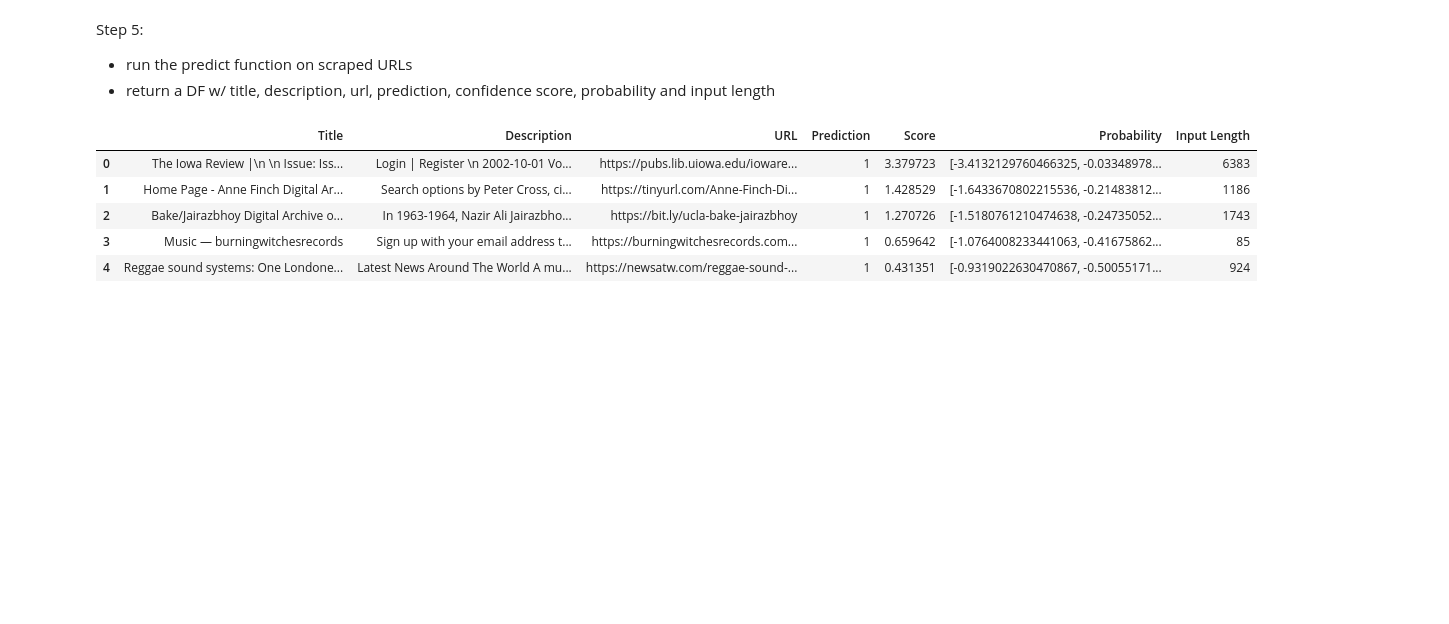
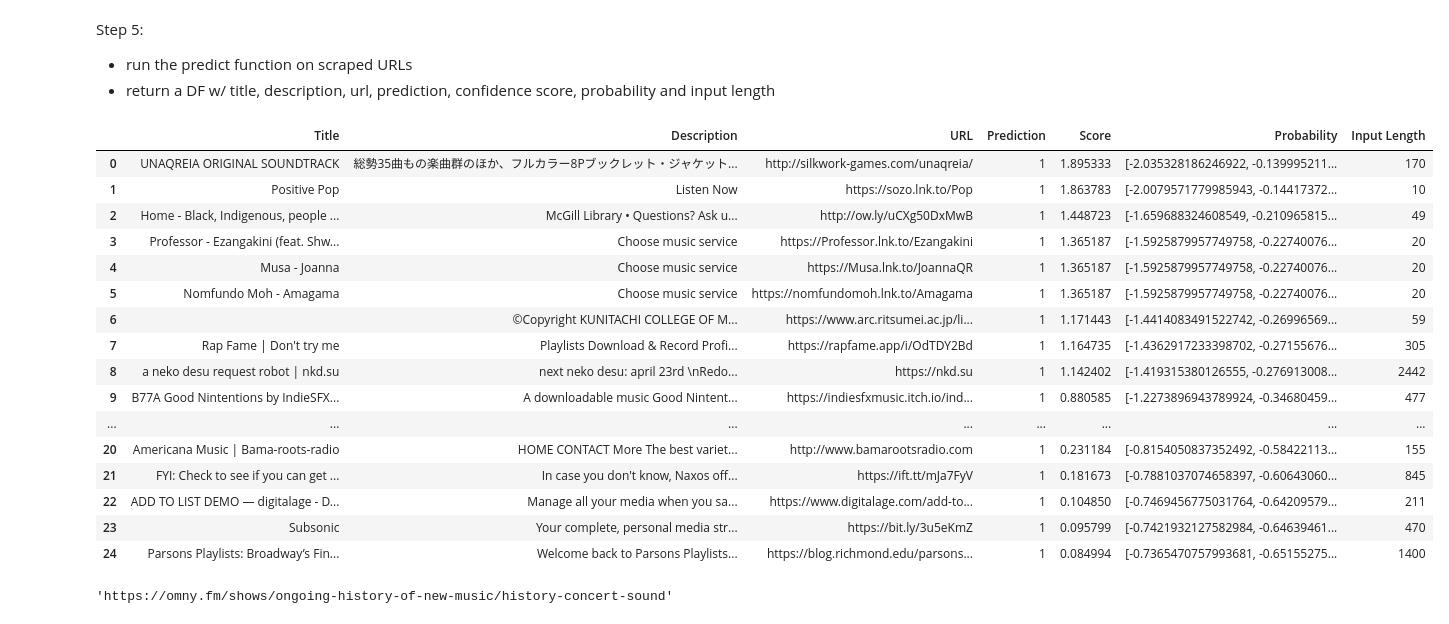
Before and after one commit to polifonia-project/musow-pipeline, a Jupyter notebook: NOTEBOOKS/LogReg_Twitter.ipynb, the cells around one changed output. Drawn from its saved outputs; the diff is of its cells as text; code cells hidden in the pictures; blank space fills up the shorter version.

```diff
--- a/NOTEBOOKS/LogReg_Twitter.ipynb
+++ b/NOTEBOOKS/LogReg_Twitter.ipynb
@@ -161,6 +163,7 @@ tweet_predict_cv = lr_model_predict_cv(twitter_set, 'tweet', 'Target', 2, 'preci
 tweet_predict_cv_df = tweet_predict_cv.copy()
 tweet_predict_cv_df = tweet_predict_cv_df.loc[tweet_predict_cv_df['Prediction'] == 1]
 tweet_predict_cv_df = tweet_predict_cv_df[~tweet_predict_cv_df.url.str.contains('|'.join(discard))]
+tweet_predict_cv_df = tweet_predict_cv_df.drop_duplicates(subset=['tweet'])
 tweet_predict_cv_df = tweet_predict_cv_df.sort_values(by='Score', ascending=False).reset_index(drop=True)
 tweet_predict_cv_df = tweet_predict_cv_df[['tweet', 'Prediction', 'Score', 'Probability', 'Input Length', 'url']]
 tweet_predict_cv_df
@@ -181,8 +184,7 @@ tweet_predict_cv_df
 # %%
 #optional filter by kw
-substring = 'music'
-mask = tweet_predict_cv_df.applymap(lambda x: substring in x.lower() if isinstance(x,str) else False).to_numpy()
-tweet_predict_cv_df_kw = tweet_predict_cv_df.loc[mask]
+tweet_predict_cv_df_kw = tweet_predict_cv_df[tweet_predict_cv_df['tweet'].str.contains('music')]
+tweet_predict_cv_df_kw = tweet_predict_cv_df_kw.drop_duplicates(subset=['tweet'])
 tweet_predict_cv_df_kw = tweet_predict_cv_df_kw.reset_index(drop=True)
 tweet_predict_cv_df_kw
 # %% [output]
@@ -259,8 +253,8 @@ Step 4:
 - return a new table that can be used to predict relevance of URLs
 # %%
 #URLs to list
-twitter_link_list_cv = [link for link in tweet_predict_cv_df['url'] if 'twitter' not in link]
-twitter_link_list = [link for link in tweet_predict_df['url'] if 'twitter' not in link]
+twitter_link_list_cv = [link for link in tweet_predict_cv_df_kw['url'] if 'twitter' not in link]
+twitter_link_list = [link for link in tweet_predict_df_kw['url'] if 'twitter' not in link]
 # %%
 #scrape URL list
 links_to_add_cv = scrape_links(twitter_link_list_cv)
@@ -275,18 +269,34 @@ Step 5:
 - return a DF w/ title, description, url, prediction, confidence score, probability and input length
 # %%
 #run with LogRegCV
-twitter_preds_cv = lr_model_predict_cv(new_training_set, 'Description', 'Target', 10, 'f1', links_to_add_cv, 'Description', 'extended_even_model_cv_twitter', '/Users/laurentfintoni/Desktop/University/COURSE DOCS/THESIS/Internship/musow-pipeline/')
+twitter_preds_cv = lr_model_predict_cv(training_set_even_adds, 'Description', 'Target', 10, 'f1', links_to_add_cv, 'Description', 'extended_even_model_cv_twitter', '/Users/laurentfintoni/Desktop/University/COURSE DOCS/THESIS/Internship/musow-pipeline/')
 # %%
 #filter results by positive value and score
 twitter_preds_cv_df = twitter_preds_cv.copy()
 twitter_preds_cv_df = twitter_preds_cv_df.loc[twitter_preds_cv_df['Prediction'] == 1]
 twitter_preds_cv_df = twitter_preds_cv_df[~twitter_preds_cv_df.Title.str.contains('|'.join(discard))]
 twitter_preds_cv_df = twitter_preds_cv_df[~twitter_preds_cv_df.URL.str.contains('|'.join(discard))]
-twitter_preds_cv_df.sort_values(by='Score', ascending=False).reset_index(drop=True)
+twitter_preds_cv_df = twitter_preds_cv_df.sort_values(by='Score', ascending=False).reset_index(drop=True)
+twitter_preds_cv_df
 # %% [output]
 |  | Title | Description | URL | Prediction | Score | Probability | Input Length |
-| 0 | The Iowa Review |\n \n Issue: Iss... | Login | Register \n 2002-10-01 Vo... | https://pubs.lib.uiowa.edu/ioware... | 1 | 3.379723 | [-3.4132129760466325, -0.03348978... | 6383 |
-| 1 | Home Page - Anne Finch Digital Ar... | Search options by Peter Cross, ci... | https://tinyurl.com/Anne-Finch-Di... | 1 | 1.428529 | [-1.6433670802215536, -0.21483812... | 1186 |
-| 2 | Bake/Jairazbhoy Digital Archive o... | In 1963-1964, Nazir Ali Jairazbho... | https://bit.ly/ucla-bake-jairazbhoy | 1 | 1.270726 | [-1.5180761210474638, -0.24735052... | 1743 |
-| 3 | Music — burningwitchesrecords | Sign up with your email address t... | https://burningwitchesrecords.com... | 1 | 0.659642 | [-1.0764008233441063, -0.41675862... | 85 |
-| 4 | Reggae sound systems: One Londone... | Latest News Around The World A mu... | https://newsatw.com/reggae-sound-... | 1 | 0.431351 | [-0.9319022630470867, -0.50055171... | 924 |
+| 0 | UNAQREIA ORIGINAL SOUNDTRACK | 総勢35曲もの楽曲群のほか、フルカラー8Pブックレット・ジャケット... | http://silkwork-games.com/unaqreia/ | 1 | 1.895333 | [-2.035328186246922, -0.139995211... | 170 |
+| 1 | Positive Pop | Listen Now | https://sozo.lnk.to/Pop | 1 | 1.863783 | [-2.0079571779985943, -0.14417372... | 10 |
+| 2 | Home - Black, Indigenous, people ... | McGill Library • Questions? Ask u... | http://ow.ly/uCXg50DxMwB | 1 | 1.448723 | [-1.659688324608549, -0.210965815... | 49 |
+| 3 | Professor - Ezangakini (feat. Shw... | Choose music service | https://Professor.lnk.to/Ezangakini | 1 | 1.365187 | [-1.5925879957749758, -0.22740076... | 20 |
+| 4 | Musa - Joanna | Choose music service | https://Musa.lnk.to/JoannaQR | 1 | 1.365187 | [-1.5925879957749758, -0.22740076... | 20 |
+| 5 | Nomfundo Moh - Amagama | Choose music service | https://nomfundomoh.lnk.to/Amagama | 1 | 1.365187 | [-1.5925879957749758, -0.22740076... | 20 |
+| 6 |  | ©Copyright KUNITACHI COLLEGE OF M... | https://www.arc.ritsumei.ac.jp/li... | 1 | 1.171443 | [-1.4414083491522742, -0.26996569... | 59 |
+| 7 | Rap Fame | Don't try me | Playlists Download & Record Profi... | https://rapfame.app/i/OdTDY2Bd | 1 | 1.164735 | [-1.4362917233398702, -0.27155676... | 305 |
+| 8 | a neko desu request robot | nkd.su | next neko desu: april 23rd \nRedo... | https://nkd.su | 1 | 1.142402 | [-1.419315380126555, -0.276913008... | 2442 |
+| 9 | B77A Good Nintentions by IndieSFX... | A downloadable music Good Nintent... | https://indiesfxmusic.itch.io/ind... | 1 | 0.880585 | [-1.2273896943789924, -0.34680459... | 477 |
+| ... | ... | ... | ... | ... | ... | ... | ... |
+| 20 | Americana Music | Bama-roots-radio | HOME CONTACT More The best variet... | http://www.bamarootsradio.com | 1 | 0.231184 | [-0.8154050837352492, -0.58422113... | 155 |
+| 21 | FYI: Check to see if you can get ... | In case you don't know, Naxos off... | https://ift.tt/mJa7FyV | 1 | 0.181673 | [-0.7881037074658397, -0.60643060... | 845 |
+| 22 | ADD TO LIST DEMO — digitalage - D... | Manage all your media when you sa... | https://www.digitalage.com/add-to... | 1 | 0.104850 | [-0.7469456775031764, -0.64209579... | 211 |
+| 23 | Subsonic | Your complete, personal media str... | https://bit.ly/3u5eKmZ | 1 | 0.095799 | [-0.7421932127582984, -0.64639461... | 470 |
+| 24 | Parsons Playlists: Broadway’s Fin... | Welcome back to Parsons Playlists... | https://blog.richmond.edu/parsons... | 1 | 0.084994 | [-0.7365470757993681, -0.65155275... | 1400 |
+# %%
+twitter_preds_cv_df.iloc[10]['URL']
+# %% [output]
+'https://omny.fm/shows/ongoing-history-of-new-music/history-concert-sound'
```
Also changed, not shown: parts of 15 cells of this notebook, 32 other files.
